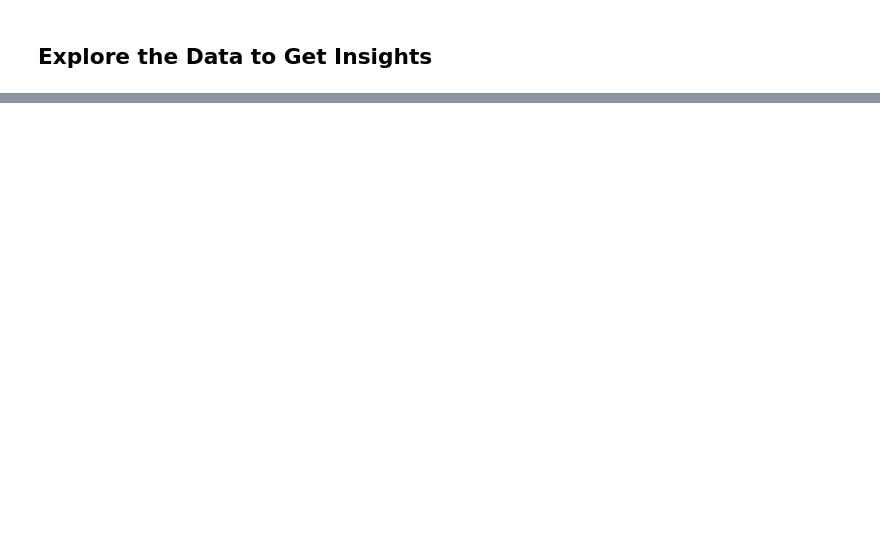
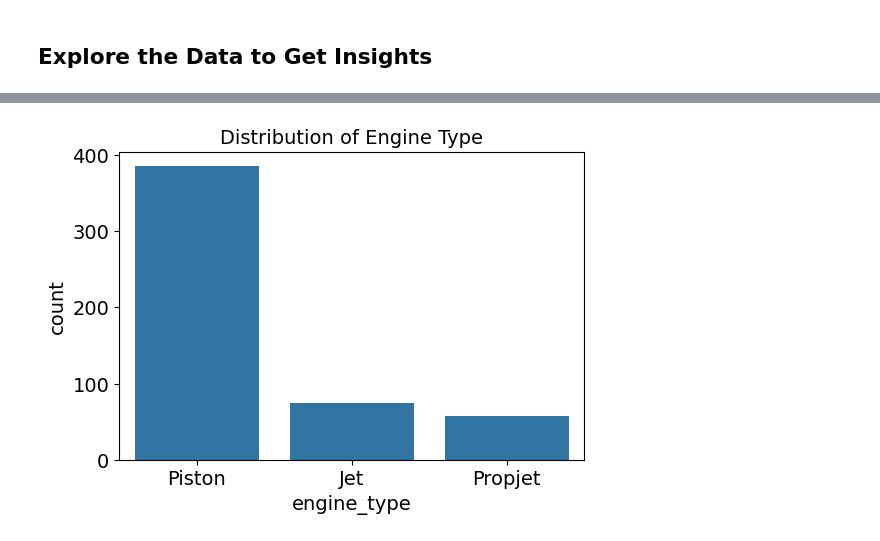
Before and after one commit to istrate-mihai/Aircraft-Price-Analysis-Prediction-Dataset, a Jupyter notebook: aircraft-price-analysis-prediction-dataset.ipynb, the cells around one changed output, grey strips where cells are left out. Cells and saved outputs as stored; diff of their text form; code cells hidden in the pictures; blank space fills up the shorter version.

```diff
--- a/aircraft-price-analysis-prediction-dataset.ipynb
+++ b/aircraft-price-analysis-prediction-dataset.ipynb
@@ -98,10 +151,12 @@ plt.show()
 # %%
 ## Visualize Categorical Feature
 
 plt.figure(figsize = (6, 4))
-sns.countplot(x = 'engine_type', data = explore_df, order = explore_df['engine_type'].value_counts().index)
+sns.countplot(x = 'engine_type', data = aircraft, order = aircraft['engine_type'].value_counts().index)
 plt.title('Distribution of Engine Type')
 plt.show()
+# %% [output]
+[figure, added]
 # %%
 ## Looking for Correlations
 
```
Also changed, not shown: parts of 27 cells of this notebook.
